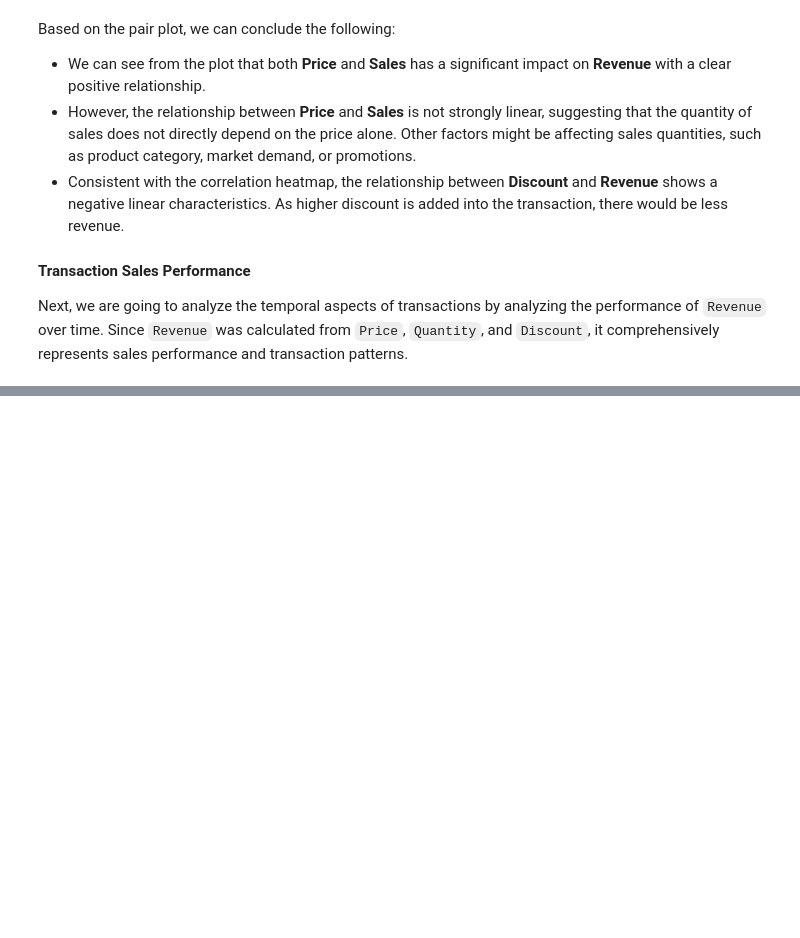
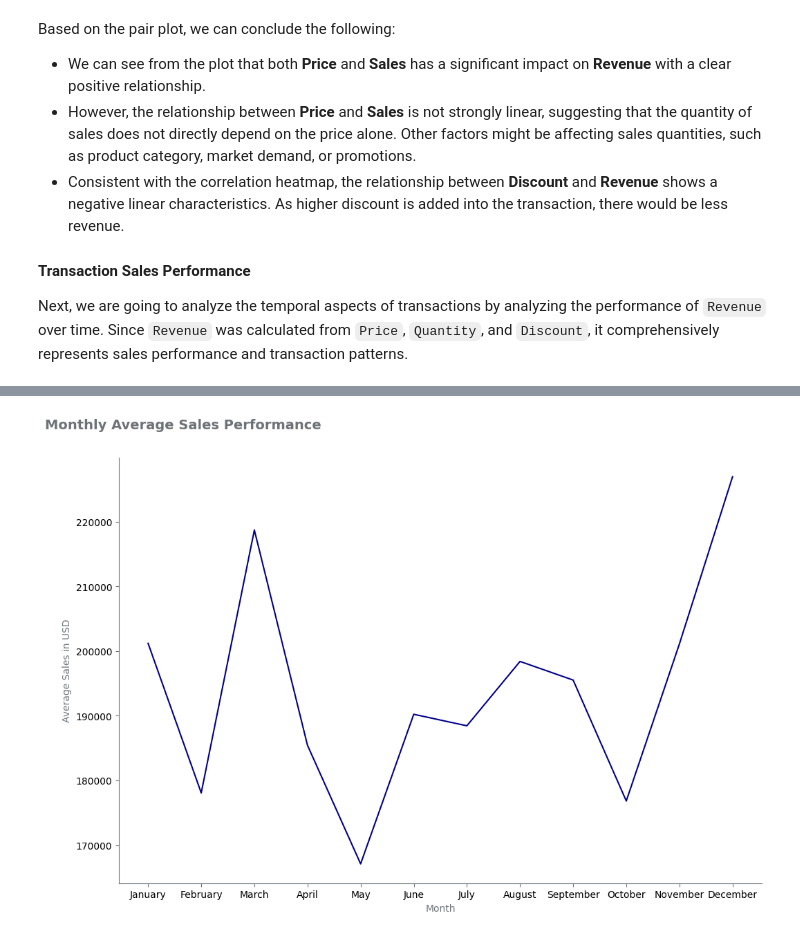
Before and after one commit to lazuardifp19/lazuardfp_portfolio, a Jupyter notebook: Ecommerce Analysis K Means/ecommerce-analysis.ipynb, the cells around one changed output, grey strips where cells are left out. Saved outputs shown, nothing was run; the diff lists cells and outputs as text; code cells hidden in the pictures; blank space fills up the shorter version.

```diff
--- a/Ecommerce Analysis K Means/ecommerce-analysis.ipynb
+++ b/Ecommerce Analysis K Means/ecommerce-analysis.ipynb
@@ -605,0 +649,28 @@ plt.show()
+# %%
+# Set the figure and axes
+fig, ax = plt.subplots(figsize=(12,8))
+
+# Plot the sales trend across the date
+sns.lineplot(x='Month', y='Revenue', data=df, ci=None, color='darkblue', ax=ax)
+
+# Despine the right side
+sns.despine(right=True)
+
+# Set the label
+ax.set_xlabel('Month', color='#6F7378')
+ax.set_ylabel('Average Sales in USD', color='#6F7478')
+
+# Change the spine color
+for spine in ax.spines.values():
+    spine.set_edgecolor('#6F7378')
+
+# Set the title
+ax.set_title('Monthly Average Sales Performance', weight='bold', pad=30, size=14, x=-0.115,
+             color='#6F7378', ha='left')
+
+# Change tick color
+ax.tick_params(color='#6F7378')
+
+plt.show()
+# %% [output]
+[figure, added]
```
Also changed, not shown: parts of 15 cells of this notebook.
